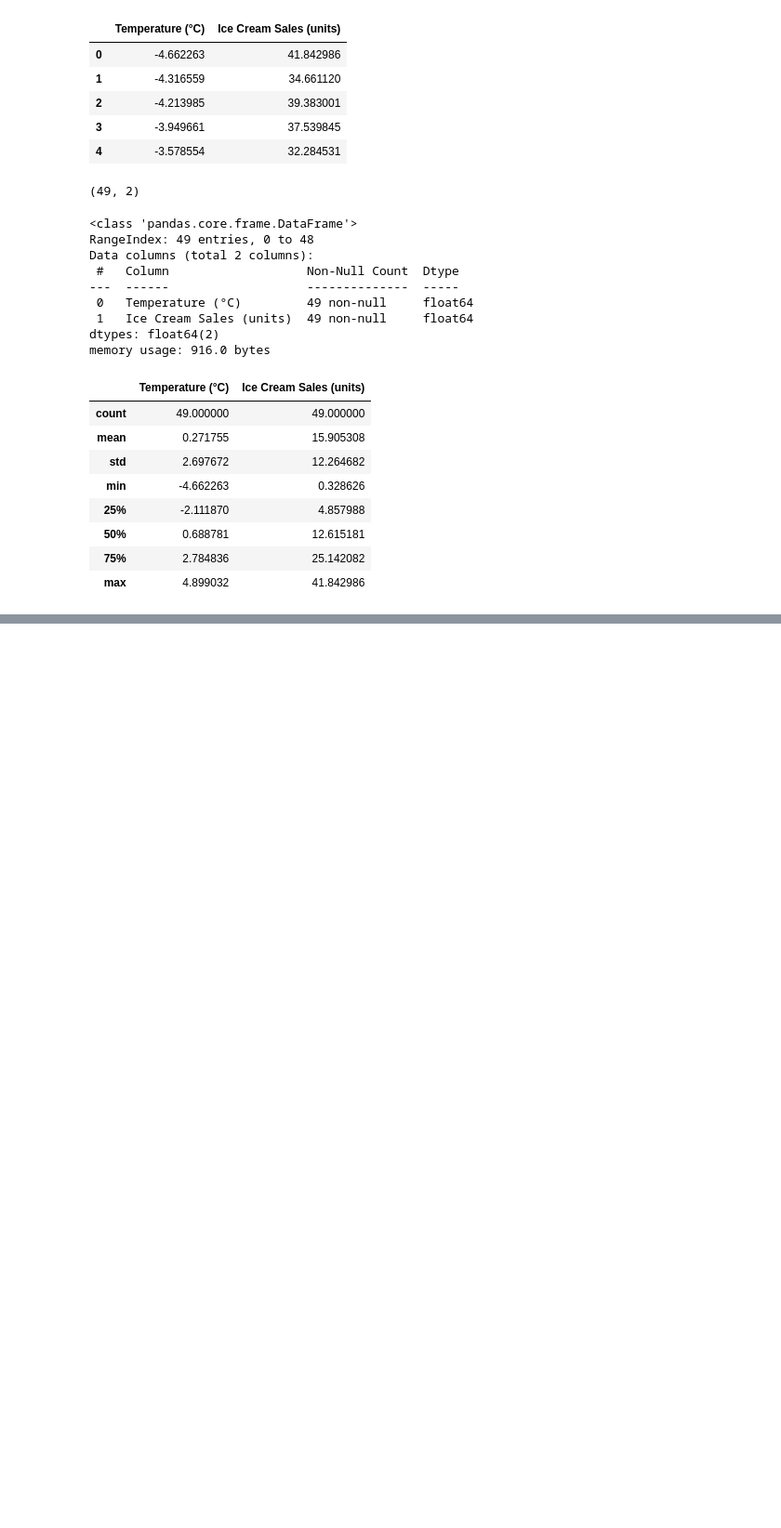
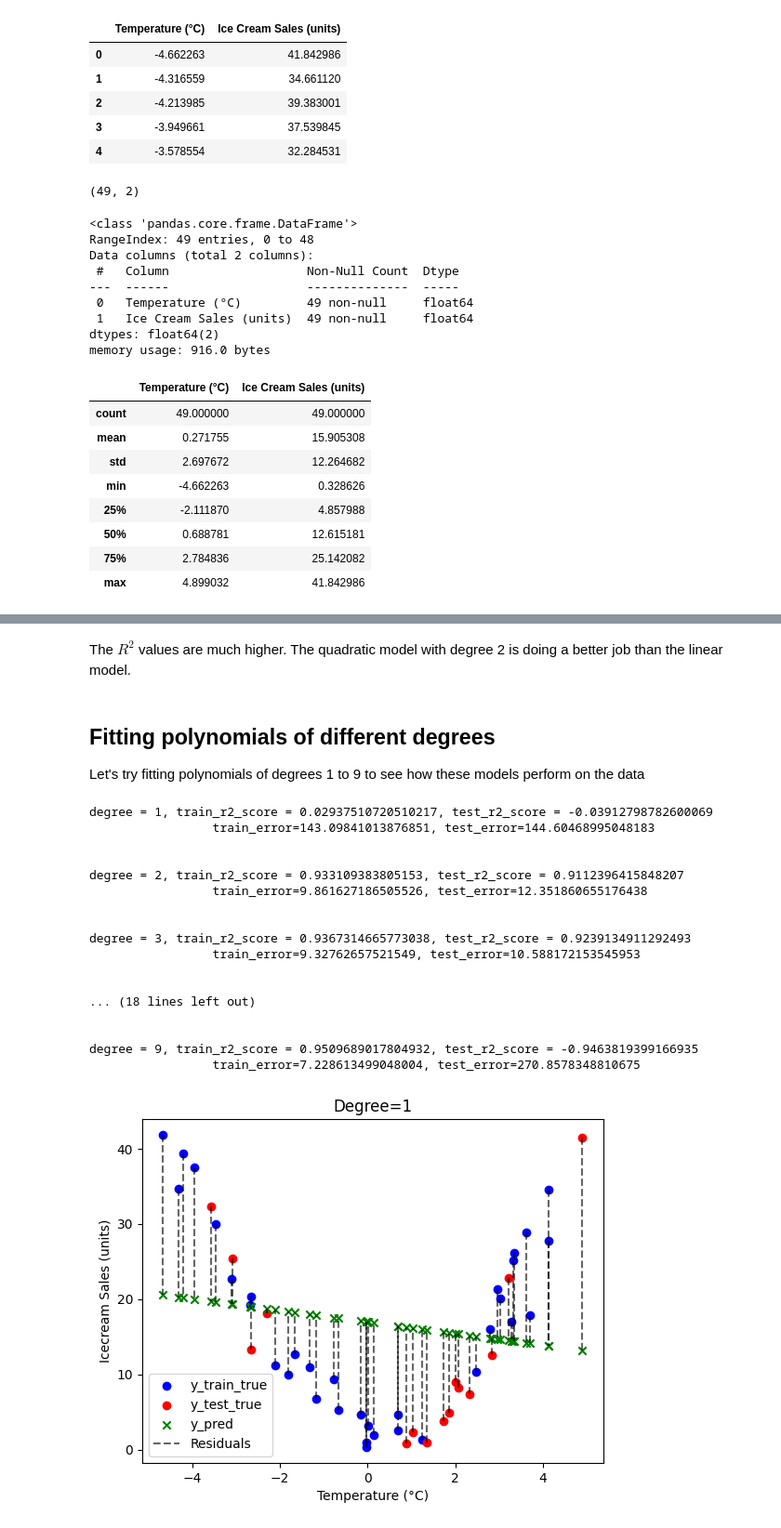
Before and after one commit to anarghya-04/ICSSL, a Jupyter notebook: ICSSL5_polynomial_regression_bias_variance_tradeoff.ipynb, the cells around one changed output, grey strips where cells are left out. Shown at 93% size. Saved outputs shown, nothing was run; the diff lists cells and outputs as text; code cells hidden in the pictures; blank space fills up the shorter version.

```diff
--- a/ICSSL5_polynomial_regression_bias_variance_tradeoff.ipynb
+++ b/ICSSL5_polynomial_regression_bias_variance_tradeoff.ipynb
@@ -181,0 +150,62 @@ for degree in degrees:
+# %% [markdown]
+The $R^2$ values are much higher. The quadratic model with degree 2 is doing a better job than the linear model.
+# %% [markdown]
+## Fitting polynomials of different degrees
+Let's try fitting polynomials of degrees 1 to 9 to see how these models perform on the data
+# %%
+degrees = range(1,10)
+train_errors = []
+test_errors = []
+for degree in degrees:
+  if degree>1: # We need to include polynomial features only for models with degree above 1
+    poly_features = PolynomialFeatures(degree=degree)
+    X_transformed = poly_features.fit_transform(X)
+
+  else: # The features remain as is for the linear model. We are just converting it to a numpy array for consistency since poly_features.fit_transform returns a numpy ndarray.
+    # We need to add a column of ones as scaling factors for the intercept parameter, so that the values of Temeperature always appear as the second column following the ones.
+    # This step ensures that the parameter corresponding to the second column will always be the linear term in all models we are building. It helps if we want to compare the parameters across models.
+    ones_col = np.ones((len(X), 1))
+    X_transformed = np.hstack((ones_col, X.to_numpy()))
+
+  X_train, X_test, y_train, y_test = train_test_split(X_transformed, y, test_size=0.3, random_state=0)
+
+  model = LinearRegression()
+  model.fit(X_train,y_train)
+  y_pred_train = model.predict(X_train)
+  y_pred_test = model.predict(X_test)
+  y_pred_all = model.predict(X_transformed)
+  train_error = mean_squared_error(y_train, y_pred_train)
+  train_errors.append(train_error)
+  test_error = mean_squared_error(y_test, y_pred_test)
+  test_errors.append(test_error)
+  print(f"degree = {degree}, train_r2_score = {r2_score(y_train, y_pred_train)}, test_r2_score = {r2_score(y_test, y_pred_test)} \n\t\t train_error={train_error}, test_error={test_error}\n\n")
+  plt.figure()
+  plt.scatter(X_train[:, 1], y_train[:], color="b", label="y_train_true")
+  plt.scatter(X_test[:, 1], y_test[:], color="r", label="y_test_true")
+  plt.scatter(X, y_pred_all, color="g", marker="x", label="y_pred")
+  plt.vlines(X, y, y_pred_all, color='k', linestyle='--', alpha=0.6, label='Residuals')
+  plt.title(f"Degree={degree}")
+  plt.xlabel("Temperature (°C)")
+  plt.ylabel("Icecream Sales (units)")
+  plt.legend()
+  # print(train_errors, test_errors)
+  # print(r2_score(y_test, y_pred_test))
+# %% [output]
+degree = 1, train_r2_score = 0.02937510720510217, test_r2_score = -0.03912798782600069
+                 train_error=143.09841013876851, test_error=144.60468995048183
+
+
+degree = 2, train_r2_score = 0.933109383805153, test_r2_score = 0.9112396415848207
+                 train_error=9.861627186505526, test_error=12.351860655176438
+
+
+degree = 3, train_r2_score = 0.9367314665773038, test_r2_score = 0.9239134911292493
+                 train_error=9.32762657521549, test_error=10.588172153545953
+
+
+... (18 lines left out)
+
+
+degree = 9, train_r2_score = 0.9509689017804932, test_r2_score = -0.9463819399166935
+                 train_error=7.228613499048004, test_error=270.8578348810675
+[figure, added]
```
Also changed, not shown: parts of 39 cells of this notebook.
